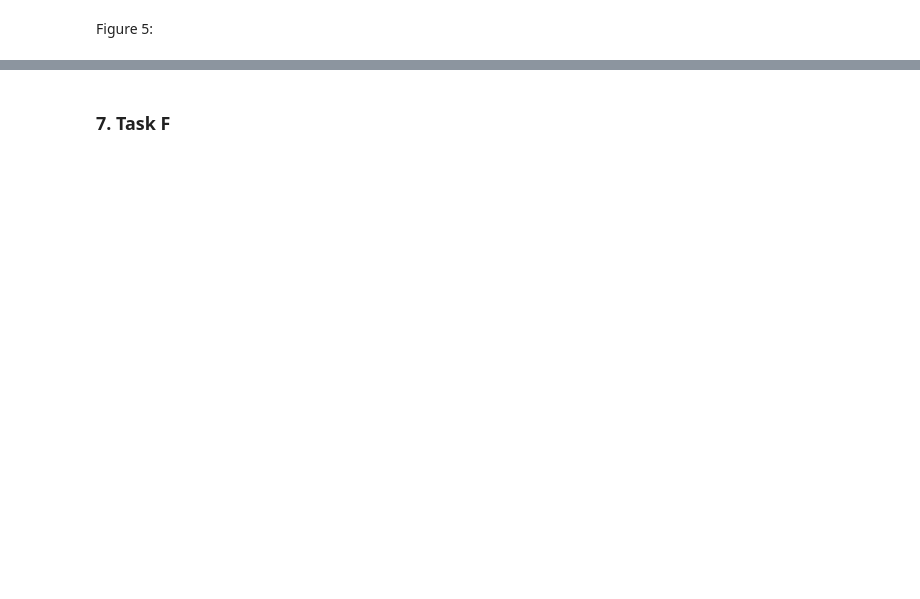
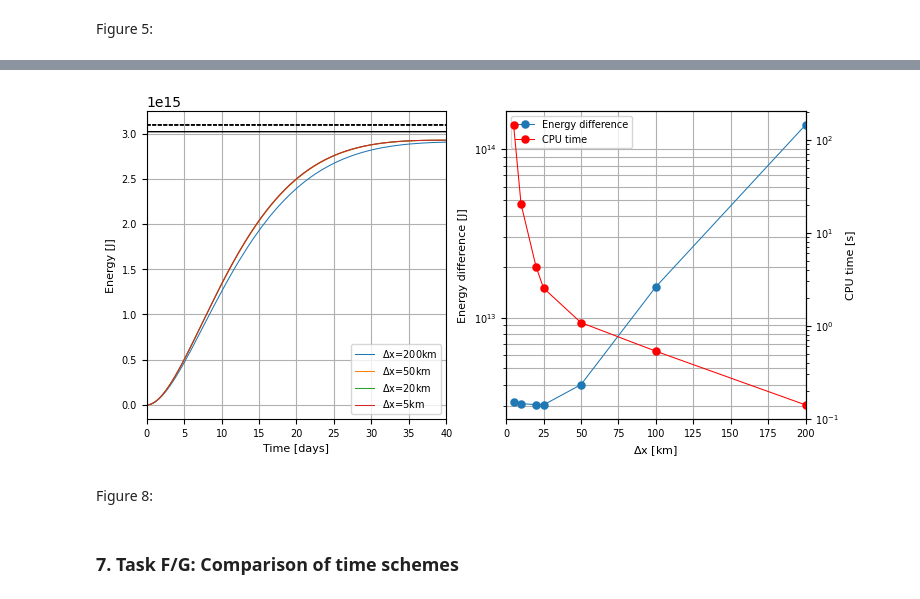
Before and after one commit to mnridao/MTMW14-Assignment-2, a Jupyter notebook: assignment2.ipynb, the cells around one changed output, grey strips where cells are left out. Cells and saved outputs as stored; diff of their text form; code cells hidden in the pictures; blank space fills up the shorter version.

```diff
--- a/assignment2.ipynb
+++ b/assignment2.ipynb
@@ -51,3 +64,9 @@ E(u, v, \eta) = \int\limits_{0}^{L}\int\limits_{0}^{L} \left(\frac{1}{2}\rho\lef
 \end{align}
+# %%
+assign2.runTaskE() # Takes about 2.5 minutes on my laptop (running a few different resolutions).
+# %% [output]
+[figure, added]
+# %% [markdown]
+Figure 8:
 # %% [markdown]
-### 7. Task F
+### 7. Task F/G: Comparison of time schemes
```
Also changed, not shown: parts of 12 cells of this notebook, 7 other files.
